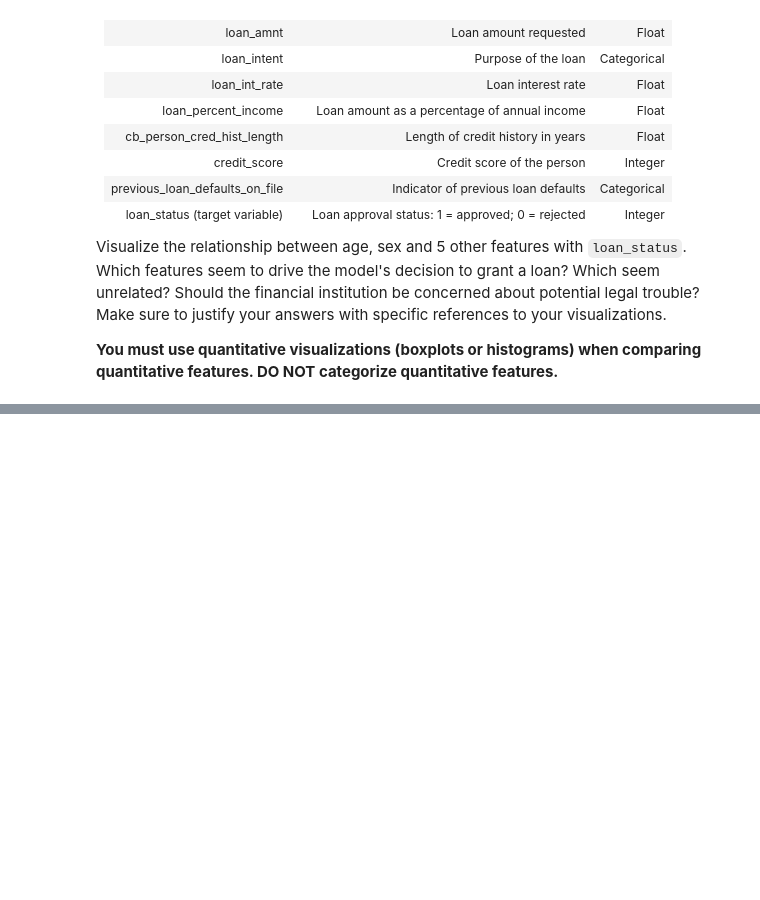
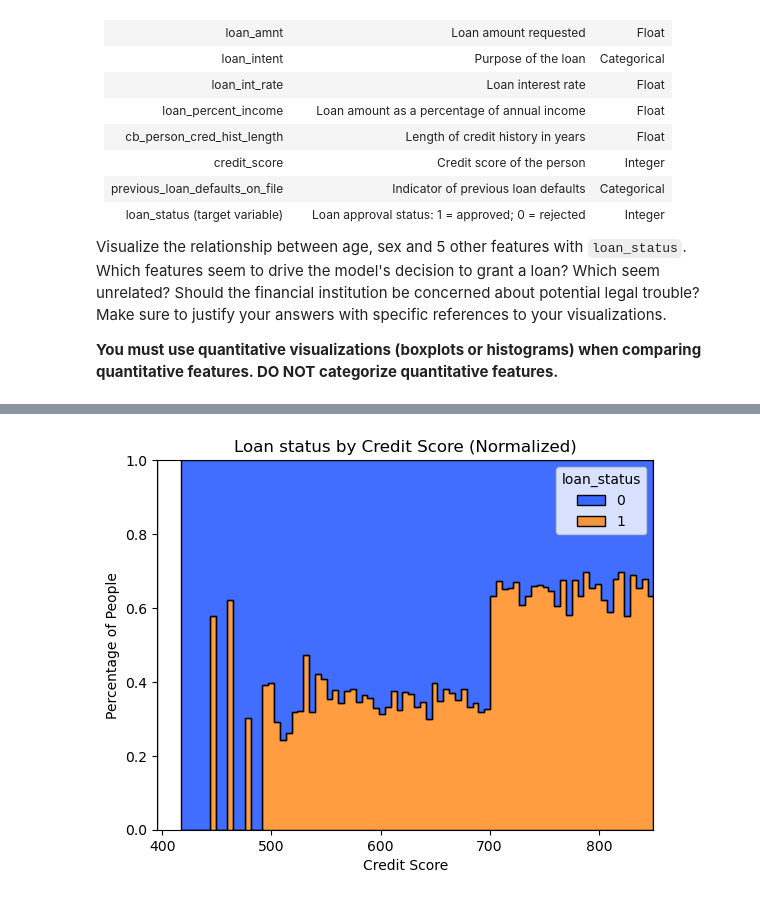
Before and after one commit to Adamg159/Data_Visualization_And_Modeling, a Jupyter notebook: Lab/2.5 Visualizing Relationships Between Groups Lab.ipynb, the cells around one changed output, grey strips where cells are left out. Saved outputs shown, nothing was run; the diff lists cells and outputs as text; code cells hidden in the pictures; blank space fills up the shorter version.

```diff
--- a/Lab/2.5 Visualizing Relationships Between Groups Lab.ipynb
+++ b/Lab/2.5 Visualizing Relationships Between Groups Lab.ipynb
@@ -25,3 +25,10 @@ Data from recent loan applications is given in `loan_data.csv`.  The data dictio
 Visualize the relationship between age, sex and 5 other features with `loan_status`.  Which features seem to drive the model's decision to grant a loan?  Which seem unrelated?  Should the financial institution be concerned about potential legal trouble?  Make sure to justify your answers with specific references to your visualizations.
 
 **You must use quantitative visualizations (boxplots or histograms) when comparing quantitative features.  DO NOT categorize quantitative features.**
+# %%
+import pandas as pd
+import seaborn as sns
+import matplotlib.pyplot as plt
+
+df = pd.read_csv('loan_data.csv')
+df.head()
@@ -27,0 +42,8 @@ Visualize the relationship between age, sex and 5 other features with `loan_stat
+# %%
+sns.histplot(x='credit_score',data=df, hue='loan_status', element='step', palette='bright', stat='probability', common_norm=False, multiple='fill')
+plt.title('Loan status by Credit Score (Normalized)')
+plt.ylabel('Percentage of People')
+plt.xlabel('Credit Score')
+plt.show()
+# %% [output]
+[figure, added]
```
Also changed, not shown: parts of 8 cells of this notebook.
